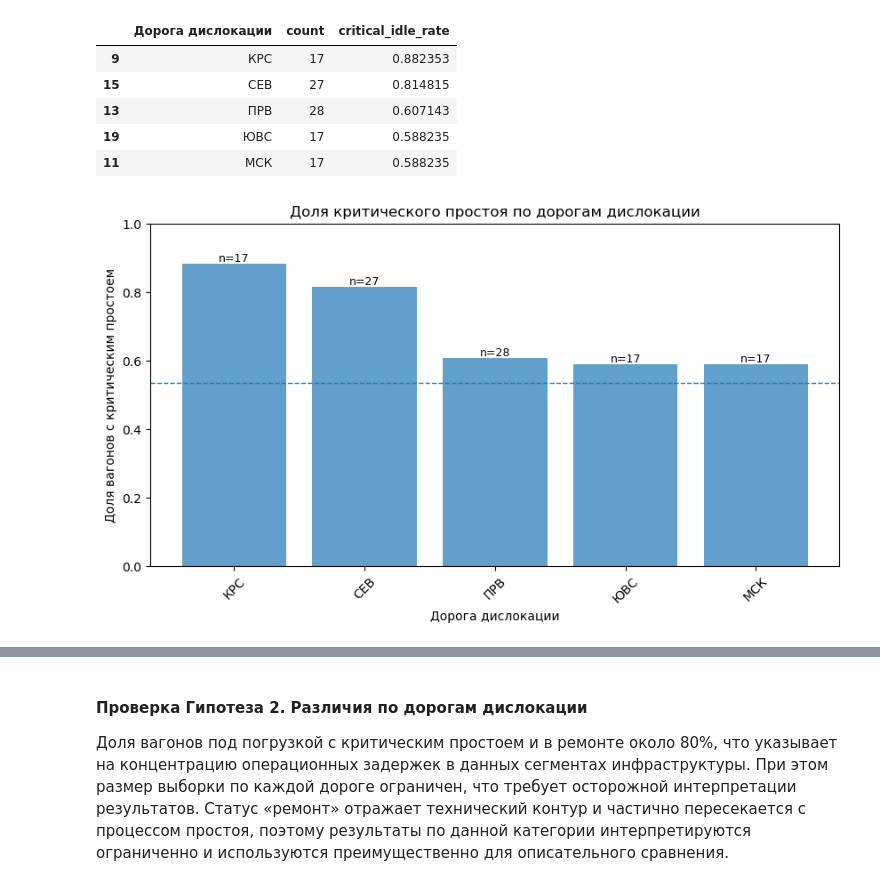
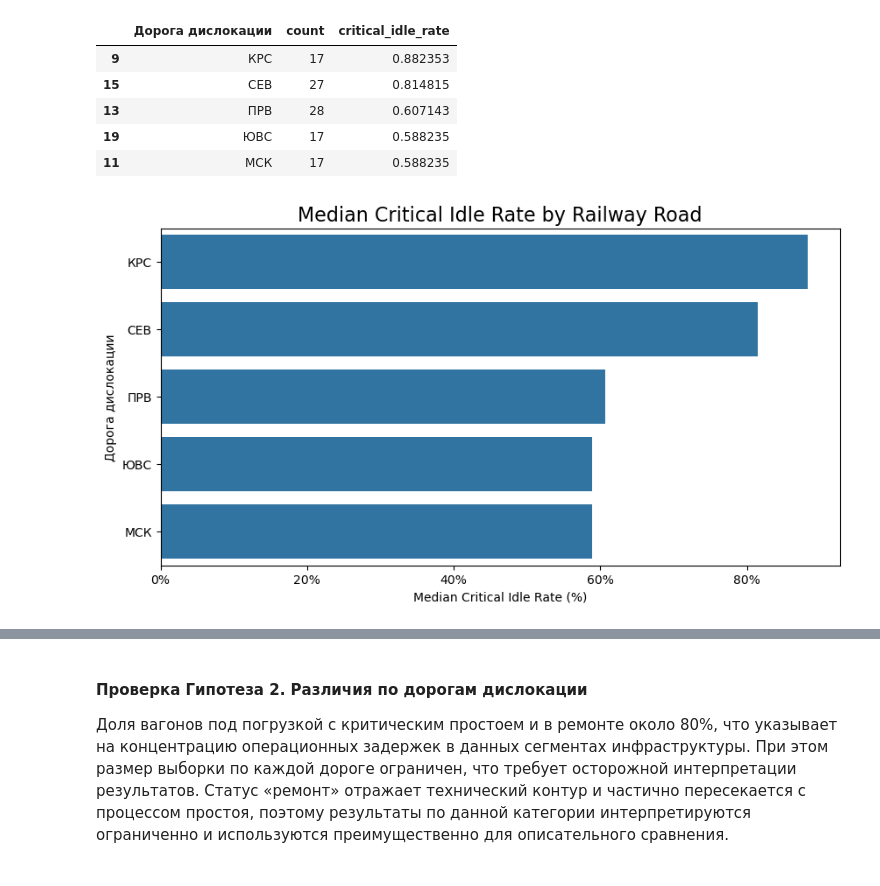
Before and after one commit to elena-data-analytics/wagon-idle-analysis, a Jupyter notebook: wagon_idle_analysis.ipynb, the cells around one changed output, grey strips where cells are left out. Cells and saved outputs as stored; diff of their text form; code cells hidden in the pictures.

```diff
--- a/wagon_idle_analysis.ipynb
+++ b/wagon_idle_analysis.ipynb
@@ -138,43 +151,23 @@ risk_by_road.head(5)
 | 13 | ПРВ | 28 | 0.607143 |
 | 19 | ЮВС | 17 | 0.588235 |
 | 11 | МСК | 17 | 0.588235 |
-# %%
-median_rate = risk_by_road['critical_idle_rate'].median()
-top5 = risk_by_road.head(5)
-
-plt.rcParams["figure.figsize"] = (10,5)
-
-bars = plt.bar(
-    top5['Дорога дислокации'],
-    top5['critical_idle_rate'],
-    alpha=0.7)
-
-plt.ylabel('Доля вагонов с критическим простоем')
-plt.xlabel('Дорога дислокации')
-plt.title('Доля критического простоя по дорогам дислокации')
-plt.xticks(rotation=45)
-plt.ylim(0,1)
-# Добавить линию  медианы на график
-plt.axhline(
-    y=median_rate,
-    linestyle='--',
-    linewidth=1,
-    label='Медиана по всем дорогам'
-)
-# подписи n над столбцами
-for bar, n in zip(bars, top5['count']):
-    plt.text(
-        bar.get_x() + bar.get_width() / 2,
-        bar.get_height(),
-        f'n={n}',
-        ha='center',
-        va='bottom',
-        fontsize=9
-    )
-
-plt.show()
-
-# На дорогах КРС и СЕВ доля вагонов с критическим простоем превышает 80%, что указывает на концентрацию операционных задержек
-#в данных сегментах инфраструктуры. При этом размер выборки по каждой дороге ограничен, что требует осторожной интерпретации результатов.
-# %% [output]
-[figure, removed]
+# %%
+### Hypothesis 1  Certain railway roads concentrate a higher share of critical wagon idle time.
+
+sns.barplot(
+    data=top5,
+    y='Дорога дислокации',
+    x='critical_idle_rate',
+    estimator=np.median,
+    errorbar=None)
+plt.gca().xaxis.set_major_formatter(
+    plt.FuncFormatter(lambda x, _: f'{x:.0%}'))
+plt.xlabel('Median Critical Idle Rate (%)')
+plt.title('Median Critical Idle Rate by Railway Road', fontsize=16)
+
+plt.show()
+# Roads KPC and CEB show median critical idle rates above 80%,
+# indicating concentration of operational delays.
+# Limited sample size per road requires cautious interpretation.
+# %% [output]
+[figure, added]
```
Also changed, not shown: parts of 13 cells of this notebook.
